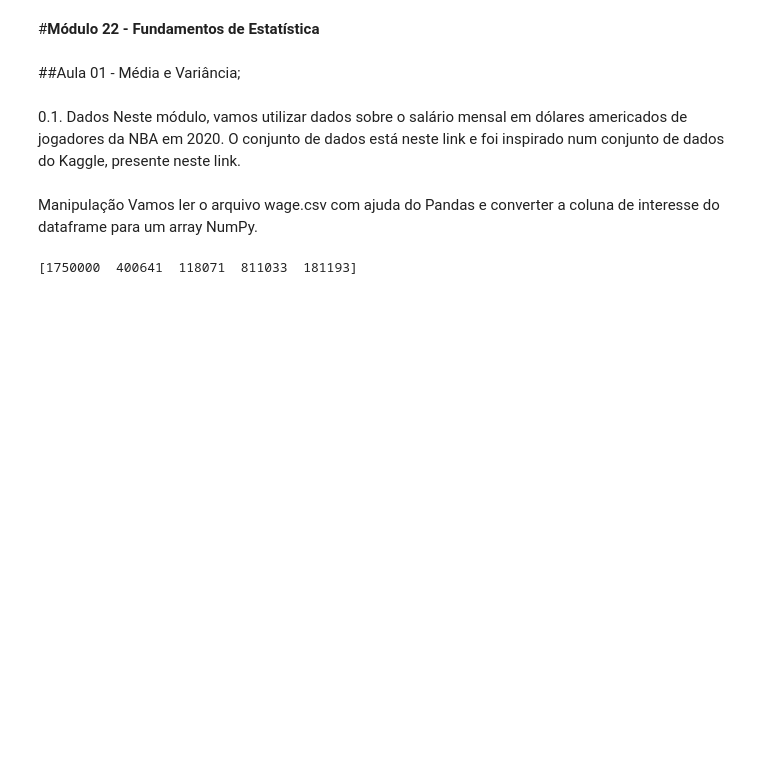
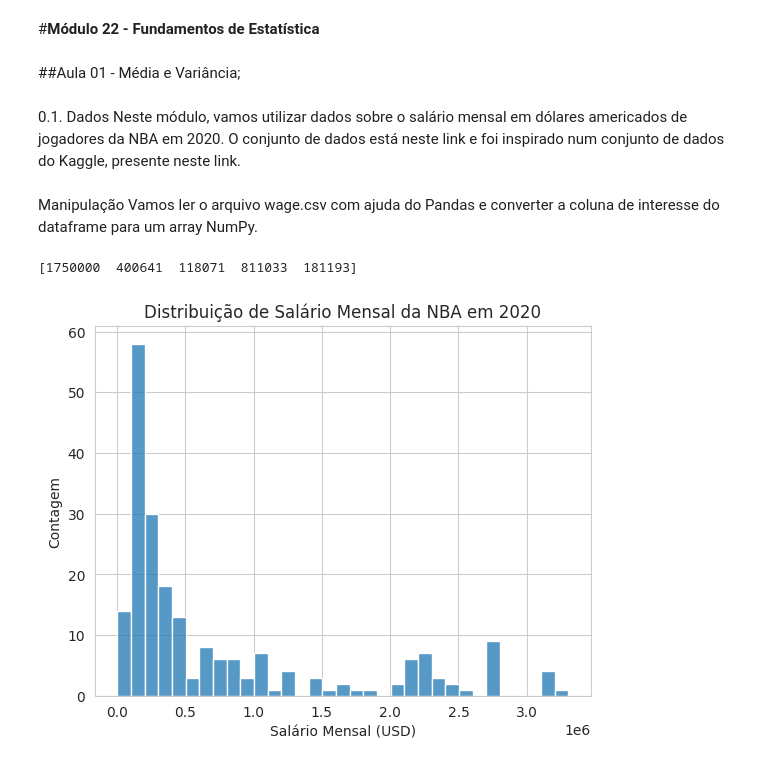
Before and after one commit to JosyLeal/da-curso-ebac, a Jupyter notebook: Curso_Analista_de_Dados.ipynb, the cells around one changed output. Cells and saved outputs as stored; diff of their text form; code cells hidden in the pictures; blank space fills up the shorter version.

```diff
--- a/Curso_Analista_de_Dados.ipynb
+++ b/Curso_Analista_de_Dados.ipynb
@@ -2491,0 +2489,11 @@ with sns axes_style('whitegrid'):
+# %%
+#Gerando o gráfico
+with sns.axes_style('whitegrid'):
+  grafico = sns.histplot(data=wage_array,binwidth= 100*1000)
+  grafico.set(
+      title = 'Distribuição de Salário Mensal da NBA em 2020',
+      xlabel = 'Salário Mensal (USD)',
+      ylabel = 'Contagem'
+  )
+# %% [output]
+[figure, added]
```
Also changed, not shown: parts of 1 cell of this notebook.
